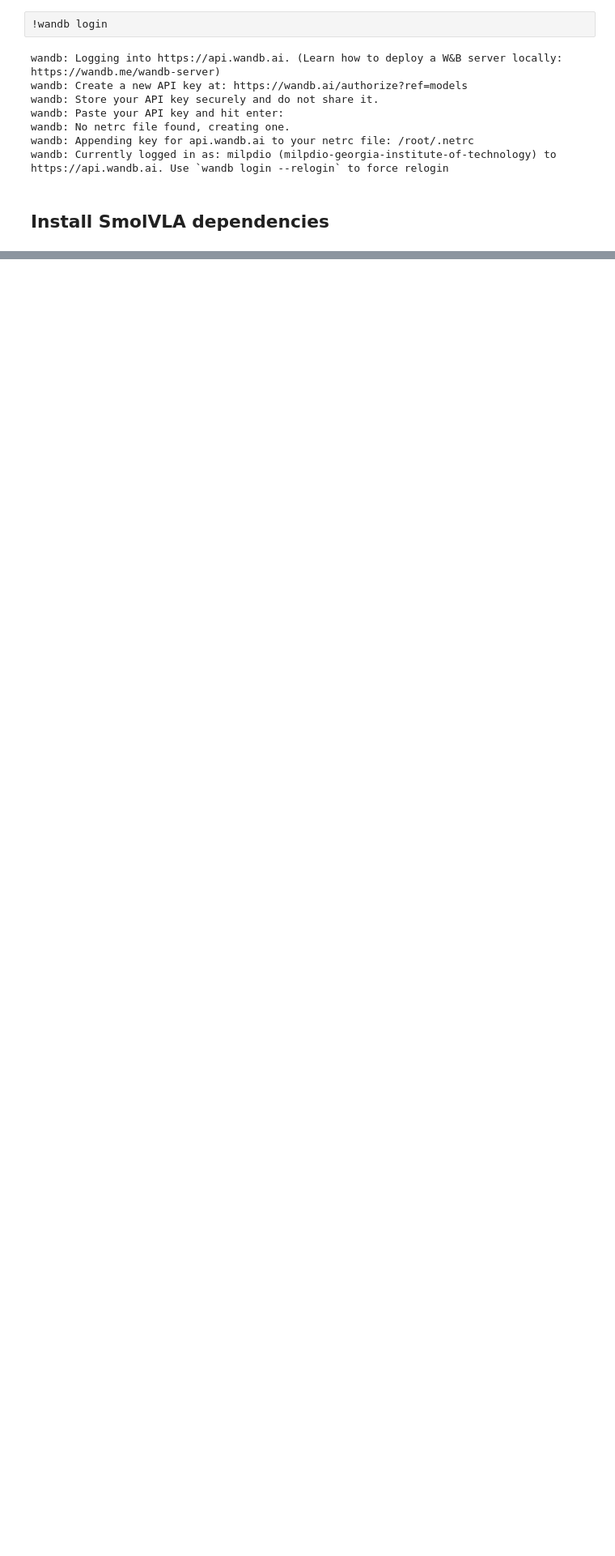
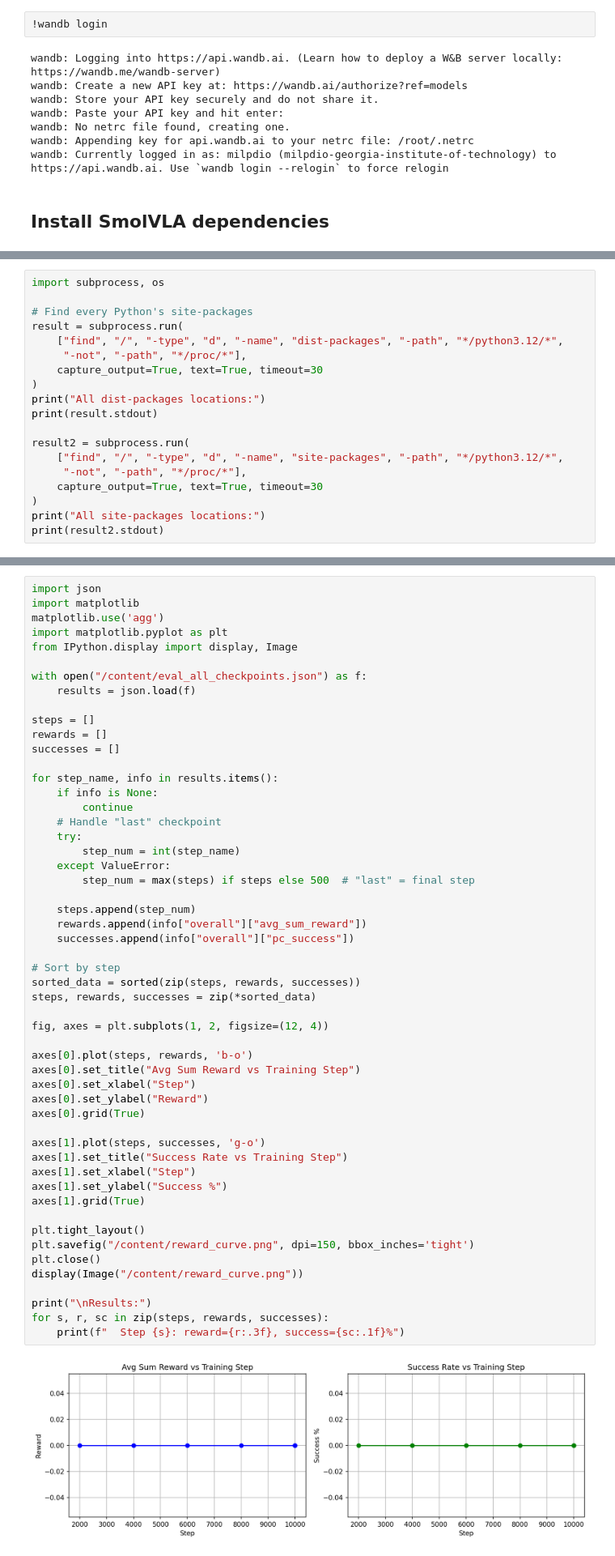
Before and after one commit to mdas64/lerobot, a Jupyter notebook: lerobot/training-smolvla.ipynb, the cells around one changed output, grey strips where cells are left out. Shown at 81% size. Cells and saved outputs as stored; diff of their text form; blank space fills up the shorter version.

Commit message:
Training Updates

```diff
--- a/lerobot/training-smolvla.ipynb
+++ b/lerobot/training-smolvla.ipynb
@@ -205,0 +296,19 @@ os.environ["PYOPENGL_PLATFORM"] = "osmesa"
+# %%
+import subprocess, os
+
+# Find every Python's site-packages
+result = subprocess.run(
+    ["find", "/", "-type", "d", "-name", "dist-packages", "-path", "*/python3.12/*",
+     "-not", "-path", "*/proc/*"],
+    capture_output=True, text=True, timeout=30
+)
+print("All dist-packages locations:")
+print(result.stdout)
+
+result2 = subprocess.run(
+    ["find", "/", "-type", "d", "-name", "site-packages", "-path", "*/python3.12/*",
+     "-not", "-path", "*/proc/*"],
+    capture_output=True, text=True, timeout=30
+)
+print("All site-packages locations:")
+print(result2.stdout)
@@ -281,0 +864,55 @@ ModuleNotFoundError: No module named 'robosuite.environments.manipulation.single
+# %%
+import json
+import matplotlib
+matplotlib.use('agg')
+import matplotlib.pyplot as plt
+from IPython.display import display, Image
+
+with open("/content/eval_all_checkpoints.json") as f:
+    results = json.load(f)
+
+steps = []
+rewards = []
+successes = []
+
+for step_name, info in results.items():
+    if info is None:
+        continue
+    # Handle "last" checkpoint
+    try:
+        step_num = int(step_name)
+    except ValueError:
+        step_num = max(steps) if steps else 500  # "last" = final step
+
+    steps.append(step_num)
+    rewards.append(info["overall"]["avg_sum_reward"])
+    successes.append(info["overall"]["pc_success"])
+
+# Sort by step
+sorted_data = sorted(zip(steps, rewards, successes))
+steps, rewards, successes = zip(*sorted_data)
+
+fig, axes = plt.subplots(1, 2, figsize=(12, 4))
+
+axes[0].plot(steps, rewards, 'b-o')
+axes[0].set_title("Avg Sum Reward vs Training Step")
+axes[0].set_xlabel("Step")
+axes[0].set_ylabel("Reward")
+axes[0].grid(True)
+
+axes[1].plot(steps, successes, 'g-o')
+axes[1].set_title("Success Rate vs Training Step")
+axes[1].set_xlabel("Step")
+axes[1].set_ylabel("Success %")
+axes[1].grid(True)
+
+plt.tight_layout()
+plt.savefig("/content/reward_curve.png", dpi=150, bbox_inches='tight')
+plt.close()
+display(Image("/content/reward_curve.png"))
+
+print("\nResults:")
+for s, r, sc in zip(steps, rewards, successes):
+    print(f"  Step {s}: reward={r:.3f}, success={sc:.1f}%")
+# %% [output]
+[figure, added]
```
Also changed, not shown: parts of 56 cells of this notebook.
